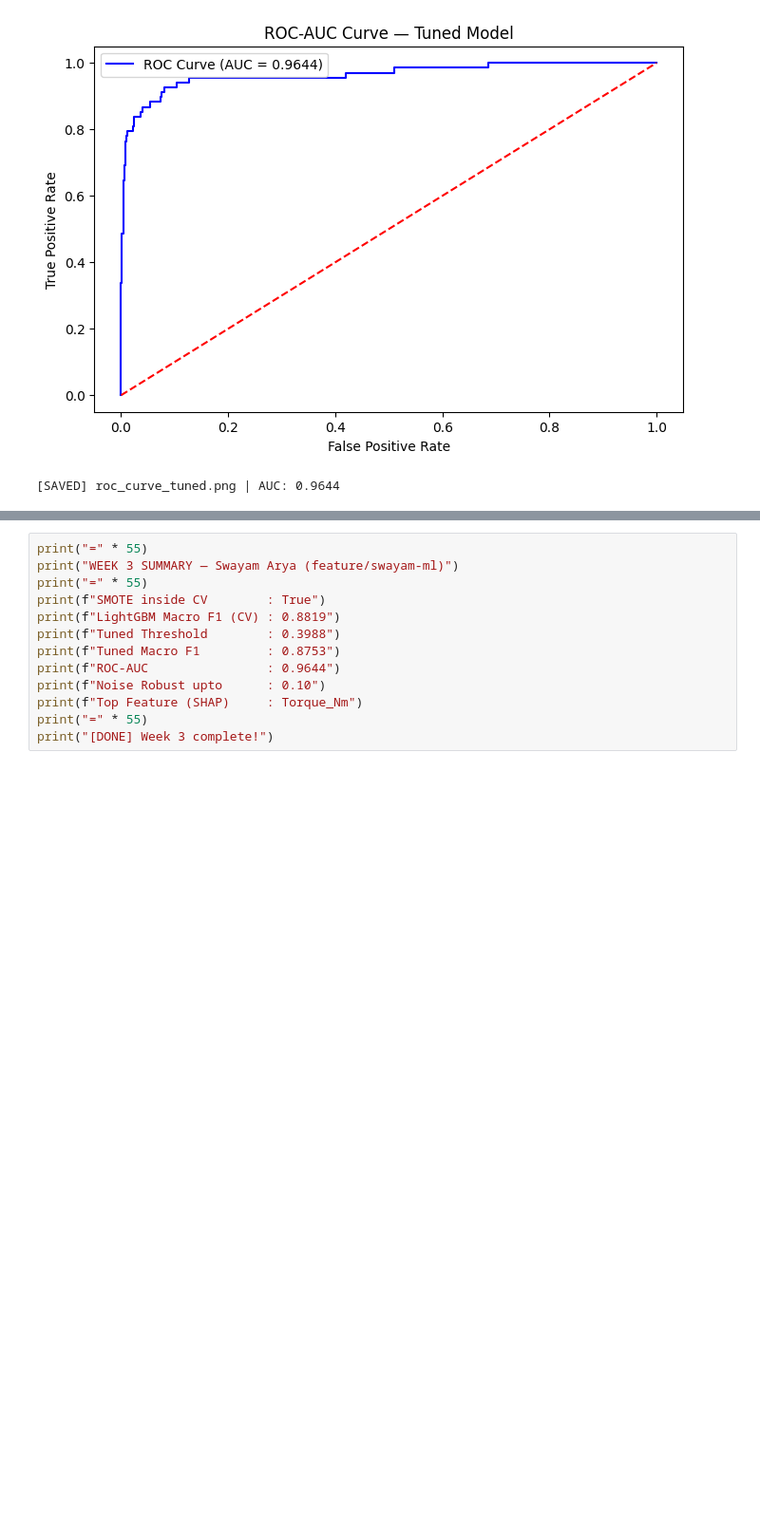
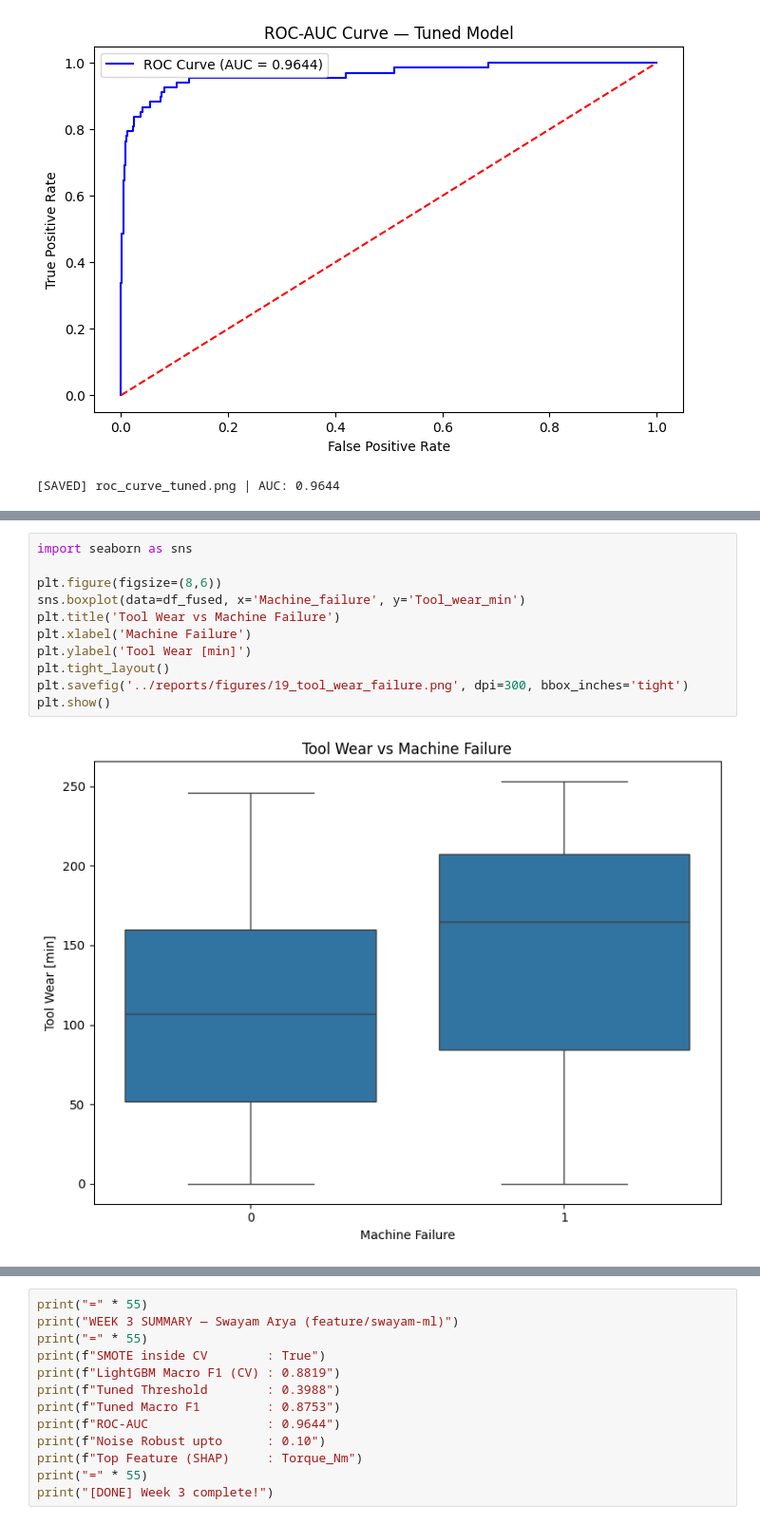
Before and after one commit to Swayam085/predictive-maintenance, a Jupyter notebook: notebooks/03_model.ipynb, the cells around one changed output, grey strips where cells are left out. Shown at 95% size. Cells and saved outputs as stored; diff of their text form; blank space fills up the shorter version.

```diff
--- a/notebooks/03_model.ipynb
+++ b/notebooks/03_model.ipynb
@@ -729,0 +765,13 @@ print(f"[SAVED] roc_curve_tuned.png | AUC: {roc_auc:.4f}")
+# %%
+import seaborn as sns
+
+plt.figure(figsize=(8,6))
+sns.boxplot(data=df_fused, x='Machine_failure', y='Tool_wear_min')
+plt.title('Tool Wear vs Machine Failure')
+plt.xlabel('Machine Failure')
+plt.ylabel('Tool Wear [min]')
+plt.tight_layout()
+plt.savefig('../reports/figures/19_tool_wear_failure.png', dpi=300, bbox_inches='tight')
+plt.show()
+# %% [output]
+[figure, added]
```
Also changed, not shown: parts of 14 cells of this notebook, 31 other files.
